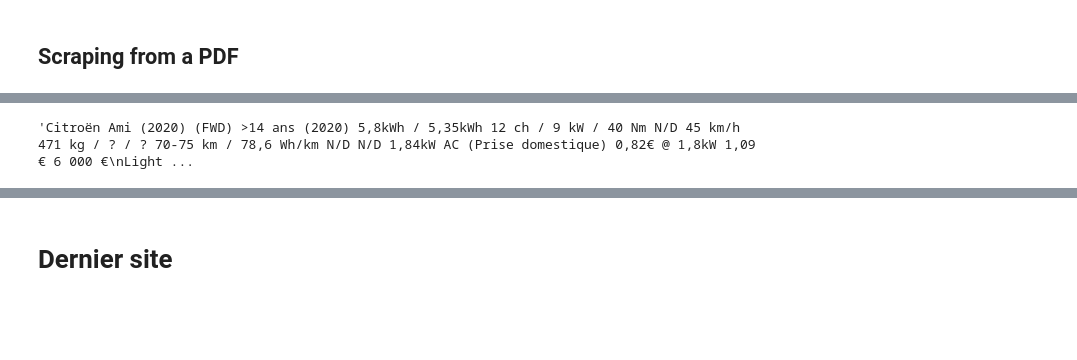
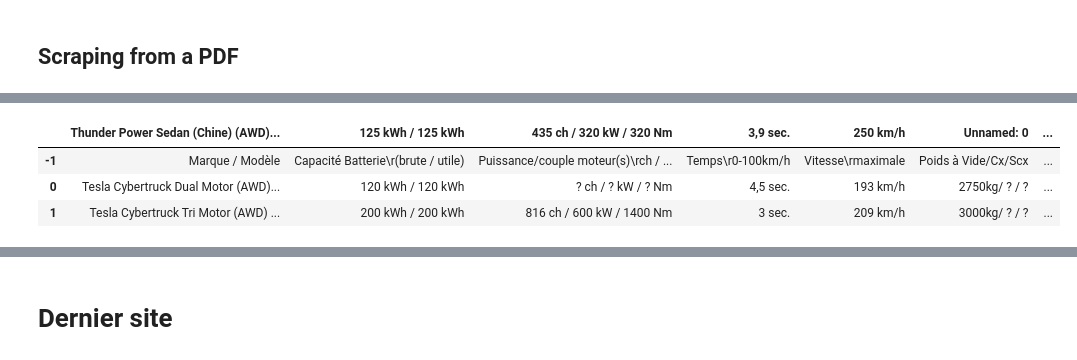
Before and after one commit to lucasartaud/Web_Scraping_Project, a Jupyter notebook: SIVASUBRAMANIAM_Iswarya_DIA1.ipynb, the cells around one changed output, grey strips where cells are left out. Drawn from its saved outputs; the diff is of its cells as text; code cells hidden in the pictures; blank space fills up the shorter version.

```diff
--- a/SIVASUBRAMANIAM_Iswarya_DIA1.ipynb
+++ b/SIVASUBRAMANIAM_Iswarya_DIA1.ipynb
@@ -178,4 +113,0 @@ Kia EV6 Standard Range (RWD) (2021) 62 kWh / 58 kWh 170 ch / 125 kW / 350 Nm 8,5
-# %%
-desired_portion
-# %% [output]
-'Citroën Ami (2020) (FWD) >14 ans (2020) 5,8kWh / 5,35kWh 12 ch / 9 kW / 40 Nm N/D 45 km/h 471 kg / ? / ? 70-75 km / 78,6 Wh/km N/D N/D 1,84kW AC (Prise domestique) 0,82€ @ 1,8kW 1,09 € 6 000 €\nLight ...
@@ -181,0 +123,13 @@ desired_portion
+# %%
+column_name=['Marque / Modèle',	'Capacité Batterie\r(brute / utile)',	'Puissance/couple moteur(s)\rch / kW / Nm',	'Temps\r0-100km/h',	'Vitesse\rmaximale',	'Poids à Vide/Cx/Scx',	'Autonomie/consommation\rconstructeur (cycle WLTP)',	'Estimation autonomie / conso.\rréelle en ville (à 23°C et -10°C)',	'Estimation autonomie / conso.\rréelle autoroute (à 23°C et -10°)',	'Modes de charge / puissances',	'Coût recharge\r100% de la batterie',	'Coût au\r100km (WLTP)',	'Prix du véhicule\r(TTC - Bonus écolo-\rgique 6k€ ou 2k€\rInclus)']
+# %%
+data3[0].loc[-1] = column_name
+data3[0].index = data3[0].index # Ajuster les index
+data3[0]= data3[0].sort_index()
+# %%
+data3[0]
+# %% [output]
+|  | Thunder Power Sedan (Chine) (AWD)... | 125 kWh / 125 kWh | 435 ch / 320 kW / 320 Nm | 3,9 sec. | 250 km/h | Unnamed: 0 | ... |
+| -1 | Marque / Modèle | Capacité Batterie\r(brute / utile) | Puissance/couple moteur(s)\rch / ... | Temps\r0-100km/h | Vitesse\rmaximale | Poids à Vide/Cx/Scx | ... |
+| 0 | Tesla Cybertruck Dual Motor (AWD)... | 120 kWh / 120 kWh | ? ch / ? kW / ? Nm | 4,5 sec. | 193 km/h | 2750kg/ ? / ? | ... |
+| 1 | Tesla Cybertruck Tri Motor (AWD) ... | 200 kWh / 200 kWh | 816 ch / 600 kW / 1400 Nm | 3 sec. | 209 km/h | 3000kg/ ? / ? | ... |
```
Also changed, not shown: parts of 4 cells of this notebook, 53 other files.
